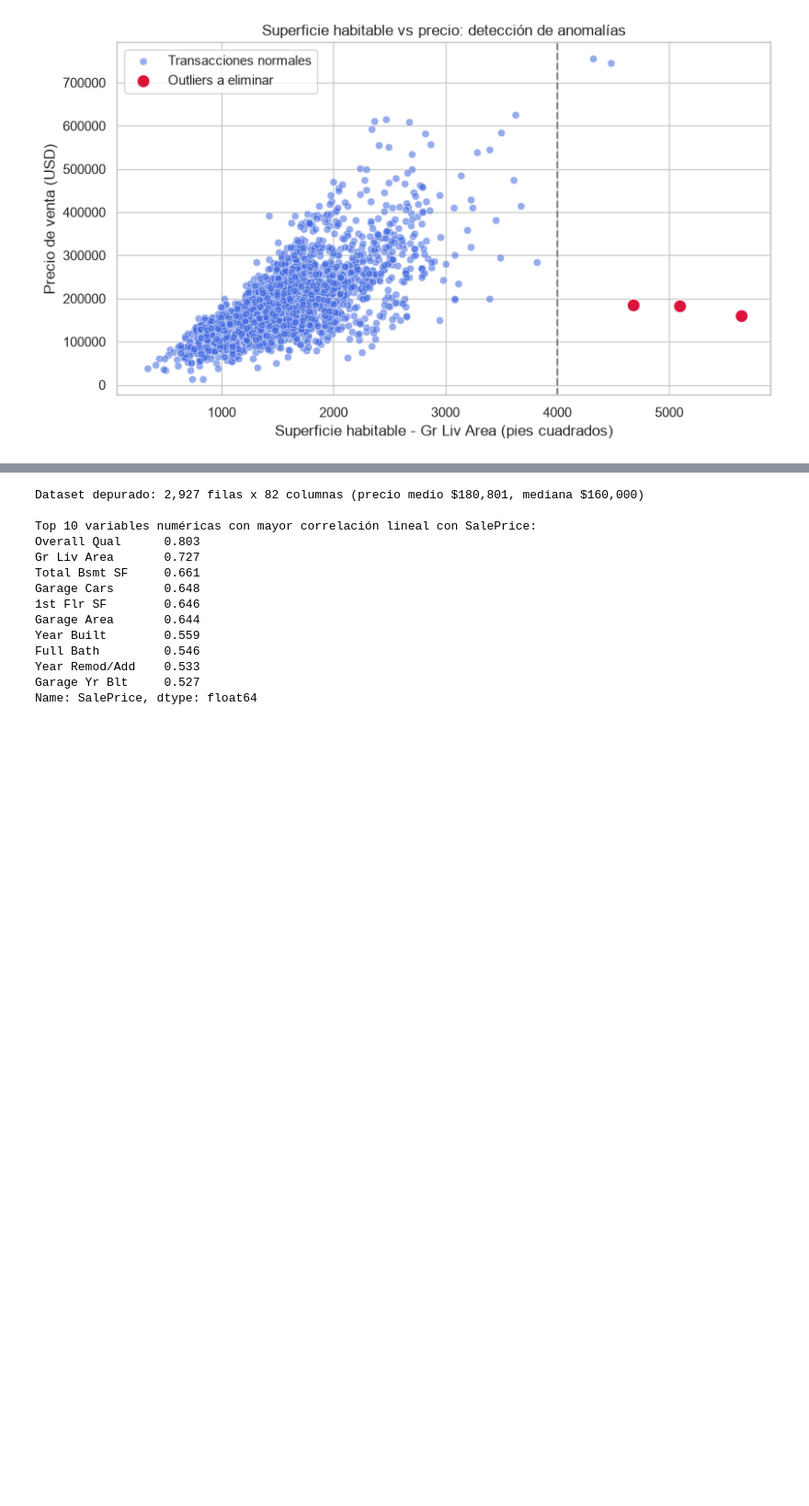
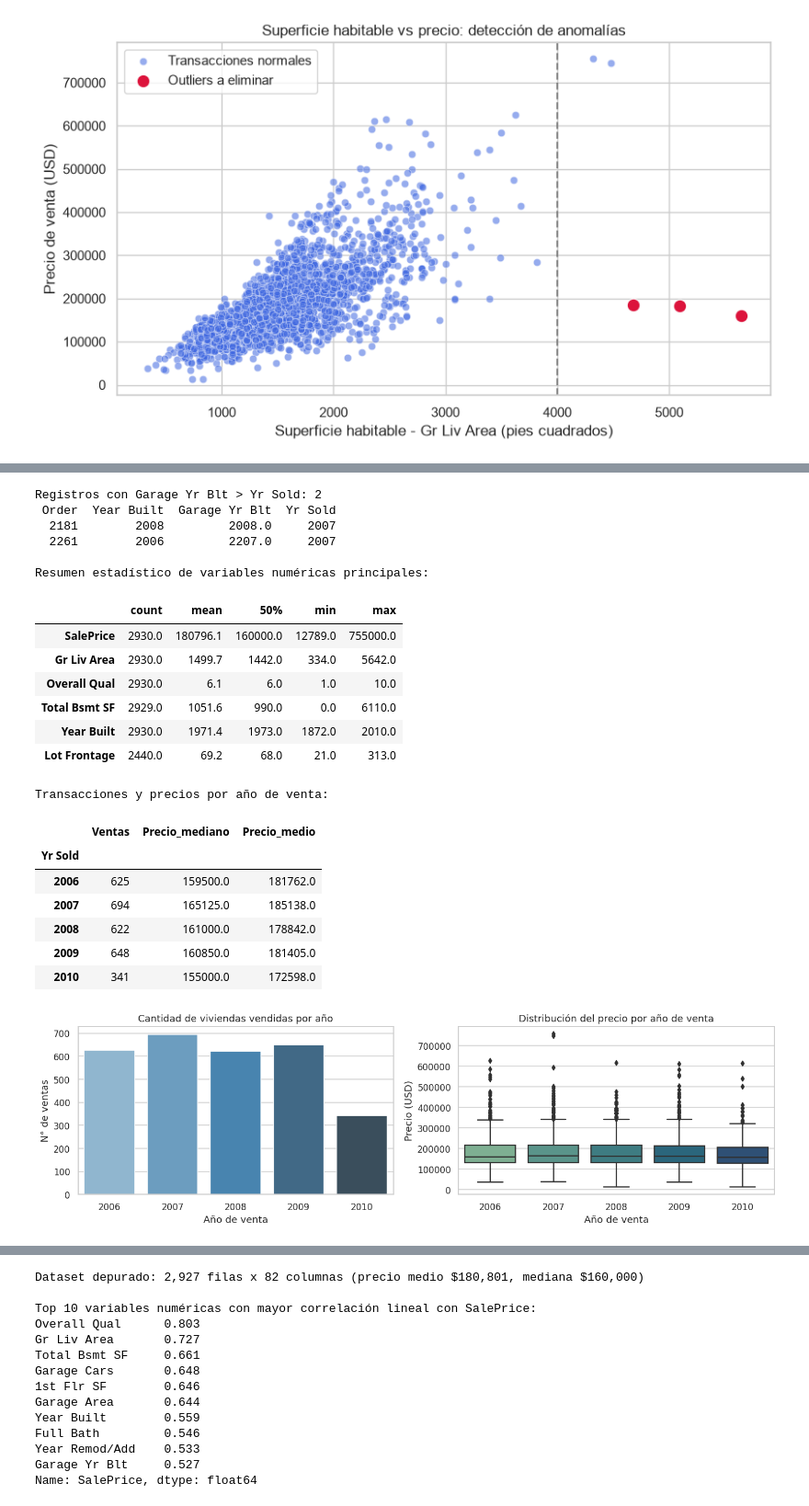
Before and after one commit to BastianEd/ML-Inmobiliario, a Jupyter notebook: EDA_fina.ipynb, the cells around one changed output, grey strips where cells are left out. Shown at 92% size. Cells and saved outputs as stored; diff of their text form; code cells hidden in the pictures; blank space fills up the shorter version.

Commit message:
Pequeños ajustes en EDA

```diff
--- a/EDA_final.ipynb
+++ b/EDA_fina.ipynb
@@ -131,0 +131,54 @@ Propiedades atípicas detectadas: 3
+# %%
+# 1. Auditoría de consistencia en fechas
+anomalias_garaje = df[df["Garage Yr Blt"] > df["Yr Sold"]]
+print(f"Registros con Garage Yr Blt > Yr Sold: {len(anomalias_garaje)}")
+if len(anomalias_garaje) > 0:
+    print(anomalias_garaje[["Order", "Year Built", "Garage Yr Blt", "Yr Sold"]].to_string(index=False))
+
+# Corrección de error tipográfico evidente (2207 -> 2007, coincidiendo con Yr Sold)
+df.loc[df["Garage Yr Blt"] == 2207, "Garage Yr Blt"] = 2007
+
+# 2. Ajuste de tipo de dato: MS SubClass es un código categórico, no una variable continua
+df["MS SubClass"] = df["MS SubClass"].astype(str)
+
+# 3. Resumen estadístico de las variables numéricas clave
+vars_clave = ["SalePrice", "Gr Liv Area", "Overall Qual", "Total Bsmt SF", "Year Built", "Lot Frontage"]
+print("\nResumen estadístico de variables numéricas principales:")
+display(df[vars_clave].describe().T[["count", "mean", "50%", "min", "max"]].round(1))
+
+# 4. Evolución temporal de ventas y precios (2006-2010)
+por_anio = df.groupby("Yr Sold")["SalePrice"].agg(Ventas="count", Precio_mediano="median", Precio_medio="mean")
+print("\nTransacciones y precios por año de venta:")
+display(por_anio.round(0))
+
+fig, ejes = plt.subplots(1, 2, figsize=(13, 4))
+sns.countplot(data=df, x="Yr Sold", palette="Blues_d", ax=ejes[0])
+ejes[0].set(title="Cantidad de viviendas vendidas por año", xlabel="Año de venta", ylabel="N° de ventas")
+
+sns.boxplot(data=df, x="Yr Sold", y="SalePrice", palette="crest", ax=ejes[1])
+ejes[1].set(title="Distribución del precio por año de venta", xlabel="Año de venta", ylabel="Precio (USD)")
+plt.tight_layout()
+plt.show()
+# %% [output]
+Registros con Garage Yr Blt > Yr Sold: 2
+ Order  Year Built  Garage Yr Blt  Yr Sold
+  2181        2008         2008.0     2007
+  2261        2006         2207.0     2007
+
+Resumen estadístico de variables numéricas principales:
+|  | count | mean | 50% | min | max |
+| SalePrice | 2930.0 | 180796.1 | 160000.0 | 12789.0 | 755000.0 |
+| Gr Liv Area | 2930.0 | 1499.7 | 1442.0 | 334.0 | 5642.0 |
+| Overall Qual | 2930.0 | 6.1 | 6.0 | 1.0 | 10.0 |
+| Total Bsmt SF | 2929.0 | 1051.6 | 990.0 | 0.0 | 6110.0 |
+| Year Built | 2930.0 | 1971.4 | 1973.0 | 1872.0 | 2010.0 |
+| Lot Frontage | 2440.0 | 69.2 | 68.0 | 21.0 | 313.0 |
+Transacciones y precios por año de venta:
+|  | Ventas | Precio_mediano | Precio_medio |
+| Yr Sold |  |  |  |
+| 2006 | 625 | 159500.0 | 181762.0 |
+| 2007 | 694 | 165125.0 | 185138.0 |
+| 2008 | 622 | 161000.0 | 178842.0 |
+| 2009 | 648 | 160850.0 | 181405.0 |
+| 2010 | 341 | 155000.0 | 172598.0 |
+[figure, added]
```
Also changed, not shown: parts of 5 cells of this notebook.
